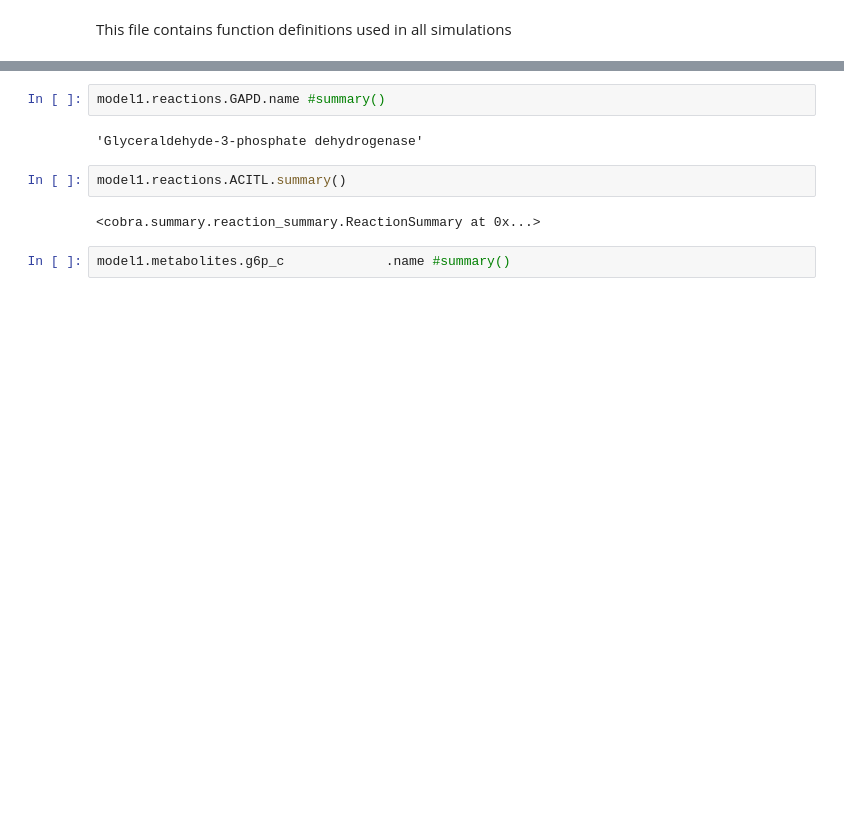
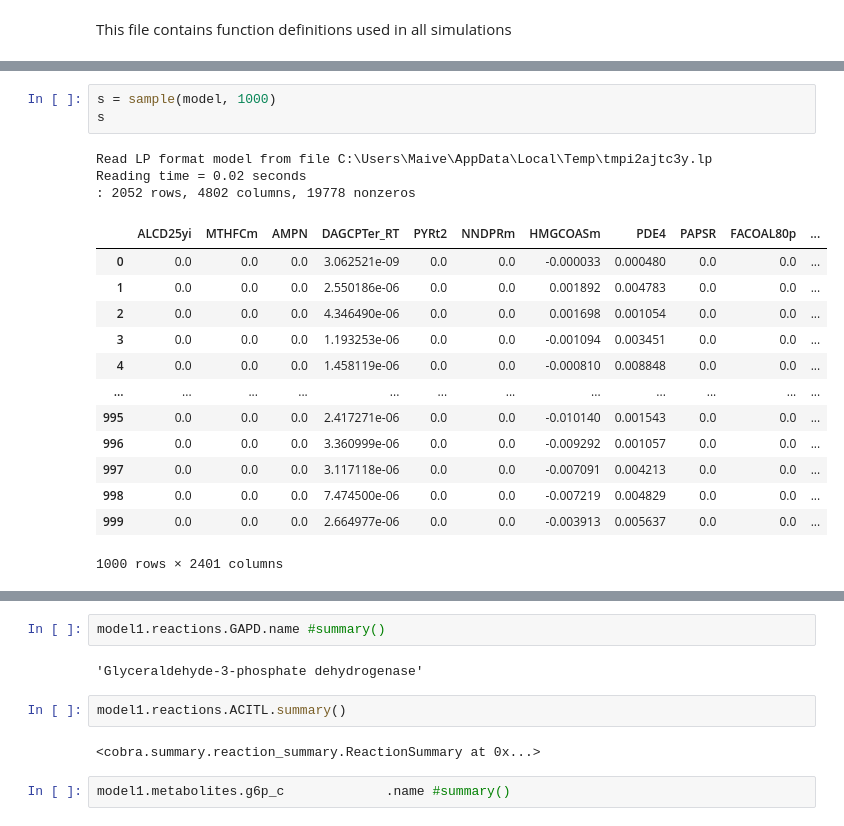
Before and after one commit to maivehanni/BSc_thesis, a Jupyter notebook: Python_scripts/Thesis_simulations_all_models/functions_test.ipynb, the cells around one changed output, grey strips where cells are left out. Cells and saved outputs as stored; diff of their text form; blank space fills up the shorter version.

```diff
--- a/Python_scripts/Thesis_simulations_all_models/functions_test.ipynb
+++ b/Python_scripts/Thesis_simulations_all_models/functions_test.ipynb
@@ -25,0 +47,20 @@ The autoreload extension is already loaded. To reload it, use:
+# %%
+s = sample(model, 1000)
+s
+# %% [output]
+Read LP format model from file C:\Users\Maive\AppData\Local\Temp\tmpi2ajtc3y.lp
+Reading time = 0.02 seconds
+: 2052 rows, 4802 columns, 19778 nonzeros
+|  | ALCD25yi | MTHFCm | AMPN | DAGCPTer_RT | PYRt2 | NNDPRm | HMGCOASm | PDE4 | PAPSR | FACOAL80p | ... |
+| 0 | 0.0 | 0.0 | 0.0 | 3.062521e-09 | 0.0 | 0.0 | -0.000033 | 0.000480 | 0.0 | 0.0 | ... |
+| 1 | 0.0 | 0.0 | 0.0 | 2.550186e-06 | 0.0 | 0.0 | 0.001892 | 0.004783 | 0.0 | 0.0 | ... |
+| 2 | 0.0 | 0.0 | 0.0 | 4.346490e-06 | 0.0 | 0.0 | 0.001698 | 0.001054 | 0.0 | 0.0 | ... |
+| 3 | 0.0 | 0.0 | 0.0 | 1.193253e-06 | 0.0 | 0.0 | -0.001094 | 0.003451 | 0.0 | 0.0 | ... |
+| 4 | 0.0 | 0.0 | 0.0 | 1.458119e-06 | 0.0 | 0.0 | -0.000810 | 0.008848 | 0.0 | 0.0 | ... |
+| ... | ... | ... | ... | ... | ... | ... | ... | ... | ... | ... | ... |
+| 995 | 0.0 | 0.0 | 0.0 | 2.417271e-06 | 0.0 | 0.0 | -0.010140 | 0.001543 | 0.0 | 0.0 | ... |
+| 996 | 0.0 | 0.0 | 0.0 | 3.360999e-06 | 0.0 | 0.0 | -0.009292 | 0.001057 | 0.0 | 0.0 | ... |
+| 997 | 0.0 | 0.0 | 0.0 | 3.117118e-06 | 0.0 | 0.0 | -0.007091 | 0.004213 | 0.0 | 0.0 | ... |
+| 998 | 0.0 | 0.0 | 0.0 | 7.474500e-06 | 0.0 | 0.0 | -0.007219 | 0.004829 | 0.0 | 0.0 | ... |
+| 999 | 0.0 | 0.0 | 0.0 | 2.664977e-06 | 0.0 | 0.0 | -0.003913 | 0.005637 | 0.0 | 0.0 | ... |
+1000 rows × 2401 columns
```
Also changed, not shown: parts of 6 cells of this notebook, 34 other files.
